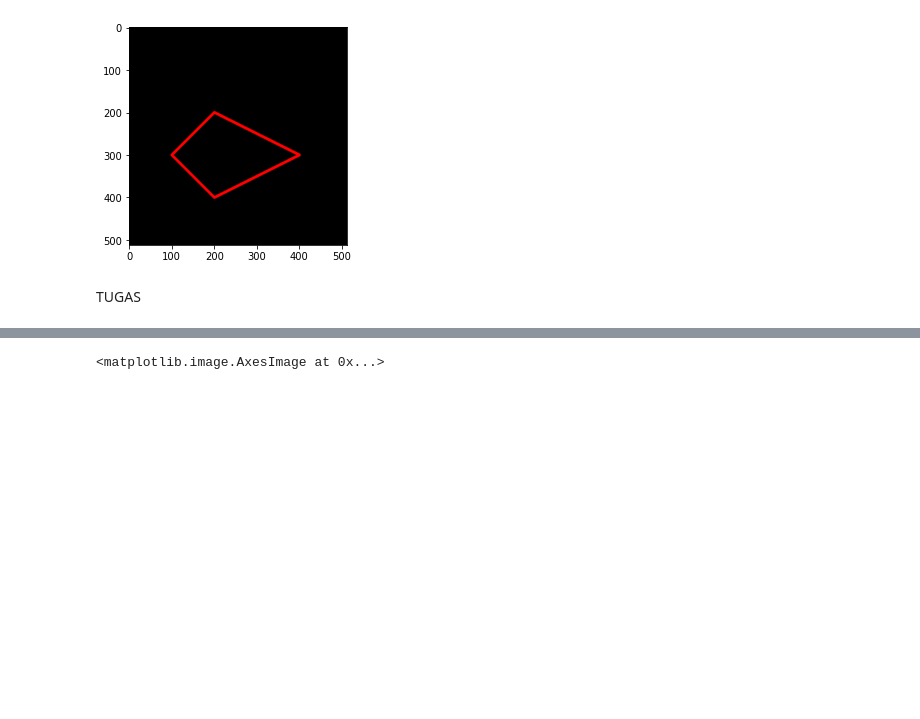
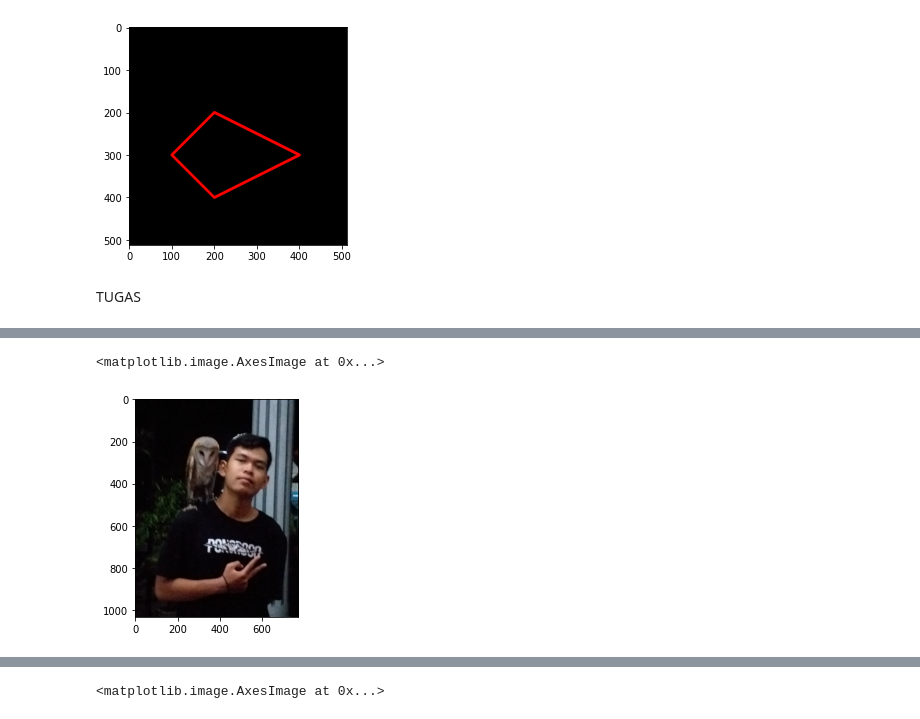
Before and after one commit to DaffaStyn11/pcvk, a Jupyter notebook: pcvk_p2.ipynb, the cells around one changed output, grey strips where cells are left out. Saved outputs shown, nothing was run; the diff lists cells and outputs as text; code cells hidden in the pictures; blank space fills up the shorter version.

```diff
--- a/pcvk_p2.ipynb
+++ b/pcvk_p2.ipynb
@@ -172,0 +174,6 @@ plt.imshow(img_gray, cmap='RdYlGn')
+# %%
+img_gray = cv.cvtColor(img_gray,cv.COLOR_BGR2RGB)
+plt.imshow(img_gray)
+# %% [output]
+<matplotlib.image.AxesImage at 0x...>
+[figure, added]
```
Also changed, not shown: parts of 2 cells of this notebook.
